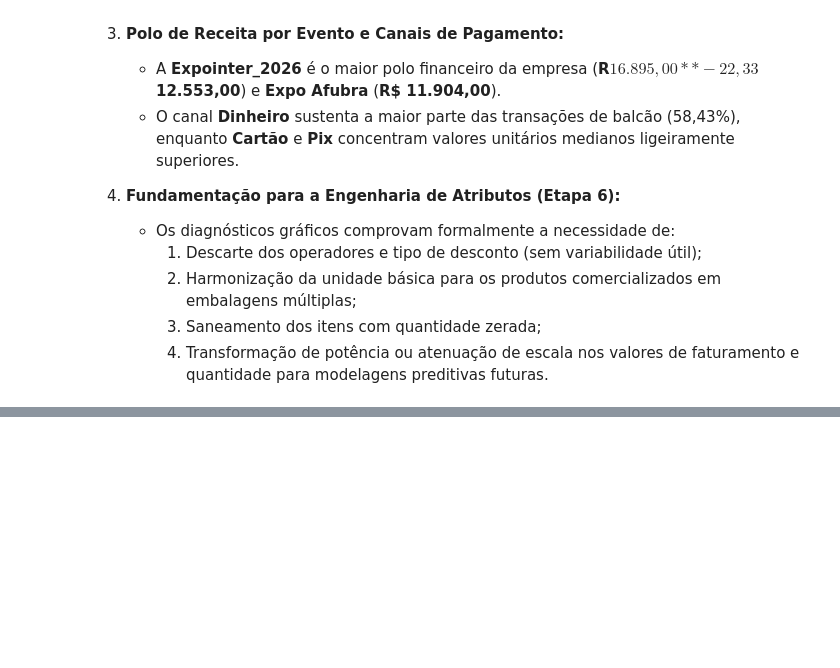
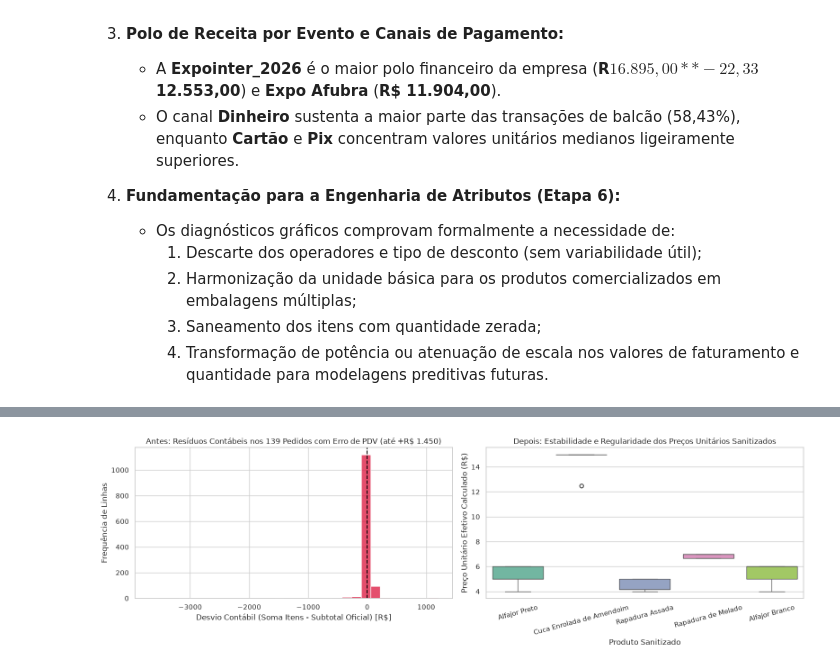
Before and after one commit to SIS-AMF/2026-2_trablho-g1-cd-ai2, a Jupyter notebook: main.ipynb, the cells around one changed output, grey strips where cells are left out. Cells and saved outputs as stored; diff of their text form; code cells hidden in the pictures; blank space fills up the shorter version.

Commit message:
feat(eda): implementa etapa 6 (saneamento, normalizacao de embalagens e prova real contabil)

```diff
--- a/main.ipynb
+++ b/main.ipynb
@@ -749,0 +948,37 @@ display(tab_eventos_consolidada.round(2))
+# %%
+import matplotlib.pyplot as plt
+import seaborn as sns
+
+fig, axes = plt.subplots(1, 2, figsize=(16, 5))
+
+# 1. Gráfico de Resíduos Contábeis nos Pedidos (Antes vs Depois)
+desvios_brutos = (df_proc['item_pedido_quantidade'] * df_proc['item_pedido_preco_unitario'] - df_proc['pedido_subtotal'])
+
+sns.histplot(desvios_brutos[desvios_brutos != 0], bins=30, ax=axes[0], color='crimson', kde=False)
+axes[0].set_title('Antes: Resíduos Contábeis nos 139 Pedidos com Erro de PDV (até +R$ 1.450)')
+axes[0].set_xlabel('Desvio Contábil (Soma Itens - Subtotal Oficial) [R$]')
+axes[0].set_ylabel('Frequência de Linhas')
+axes[0].axvline(0, color='black', linestyle='--')
+
+# 2. Boxplot de Regularidade dos Preços Unitários Sanitizados (Produtos Centrais com Embalagens Múltiplas)
+produtos_foco = ['Alfajor Preto', 'Alfajor Branco', 'Rapadura Assada', 'Rapadura de Melado', 'Cuca Enrolada de Amendoim']
+df_box_saneado = df_saneado[df_saneado['produto_unitario'].isin(produtos_foco)]
+
+sns.boxplot(
+    data=df_box_saneado,
+    x='produto_unitario',
+    y='preco_unitario_calculado',
+    hue='produto_unitario',
+    palette='Set2',
+    legend=False,
+    ax=axes[1]
+)
+axes[1].set_title('Depois: Estabilidade e Regularidade dos Preços Unitários Sanitizados')
+axes[1].set_xlabel('Produto Sanitizado')
+axes[1].set_ylabel('Preço Unitário Efetivo Calculado (R$)')
+axes[1].tick_params(axis='x', rotation=15)
+
+plt.tight_layout()
+plt.show()
+# %% [output]
+[figure, added]
```
Also changed, not shown: parts of 4 cells of this notebook.
